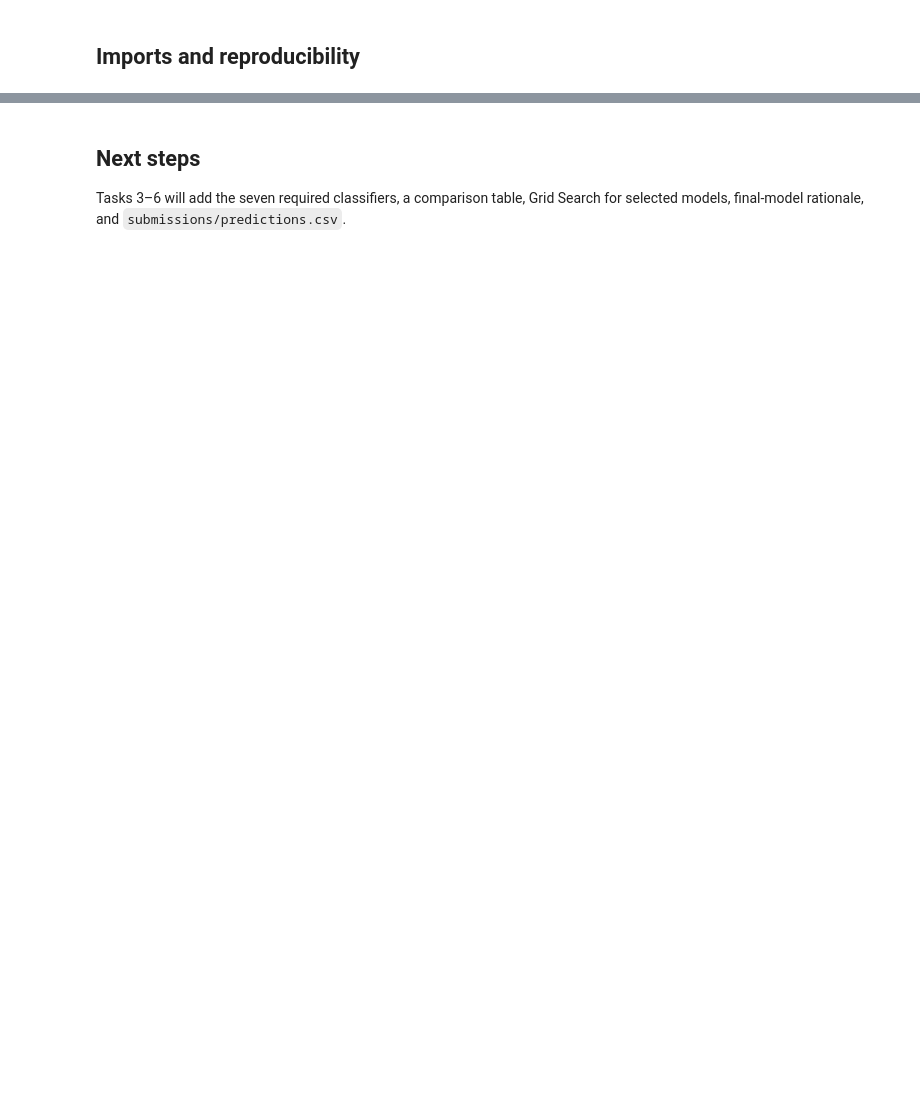
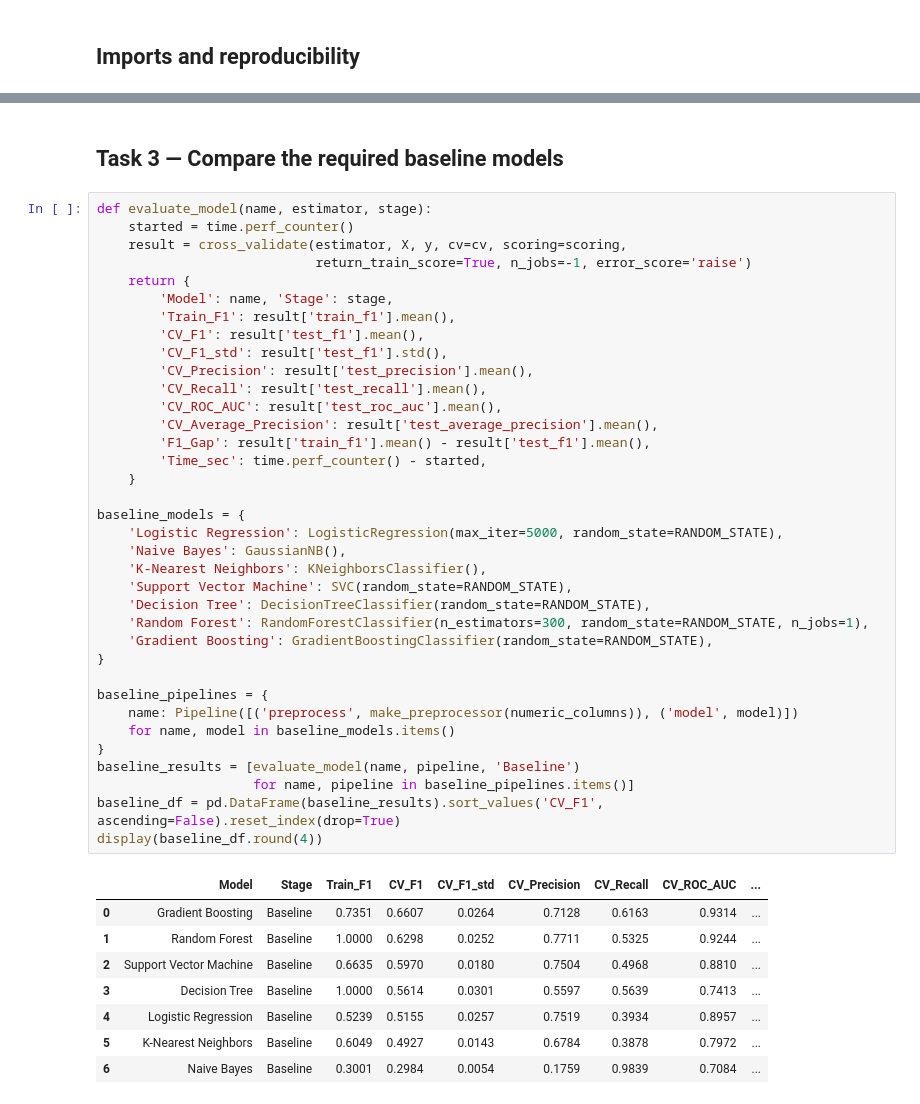
Before and after one commit to StBoris04/CAI4105_2026_FALL_TEAM_1, a Jupyter notebook: challenge2/models/purchase_prediction.ipynb, the cells around one changed output, grey strips where cells are left out. Drawn from its saved outputs; the diff is of its cells as text; blank space fills up the shorter version.

```diff
--- a/challenge2/models/purchase_prediction.ipynb
+++ b/challenge2/models/purchase_prediction.ipynb
@@ -210,5 +157,48 @@ Primary metric: F1 score for Revenue=True
 Supporting metrics: precision, recall, ROC AUC, average precision, and confusion matrix
-# %% [markdown]
-## Next steps
-
-Tasks 3–6 will add the seven required classifiers, a comparison table, Grid Search for selected models, final-model rationale, and `submissions/predictions.csv`.
+# %% [markdown]
+## Task 3 — Compare the required baseline models
+# %%
+def evaluate_model(name, estimator, stage):
+    started = time.perf_counter()
+    result = cross_validate(estimator, X, y, cv=cv, scoring=scoring,
+                            return_train_score=True, n_jobs=-1, error_score='raise')
+    return {
+        'Model': name, 'Stage': stage,
+        'Train_F1': result['train_f1'].mean(),
+        'CV_F1': result['test_f1'].mean(),
+        'CV_F1_std': result['test_f1'].std(),
+        'CV_Precision': result['test_precision'].mean(),
+        'CV_Recall': result['test_recall'].mean(),
+        'CV_ROC_AUC': result['test_roc_auc'].mean(),
+        'CV_Average_Precision': result['test_average_precision'].mean(),
+        'F1_Gap': result['train_f1'].mean() - result['test_f1'].mean(),
+        'Time_sec': time.perf_counter() - started,
+    }
+
+baseline_models = {
+    'Logistic Regression': LogisticRegression(max_iter=5000, random_state=RANDOM_STATE),
+    'Naive Bayes': GaussianNB(),
+    'K-Nearest Neighbors': KNeighborsClassifier(),
+    'Support Vector Machine': SVC(random_state=RANDOM_STATE),
+    'Decision Tree': DecisionTreeClassifier(random_state=RANDOM_STATE),
+    'Random Forest': RandomForestClassifier(n_estimators=300, random_state=RANDOM_STATE, n_jobs=1),
+    'Gradient Boosting': GradientBoostingClassifier(random_state=RANDOM_STATE),
+}
+
+baseline_pipelines = {
+    name: Pipeline([('preprocess', make_preprocessor(numeric_columns)), ('model', model)])
+    for name, model in baseline_models.items()
+}
+baseline_results = [evaluate_model(name, pipeline, 'Baseline')
+                    for name, pipeline in baseline_pipelines.items()]
+baseline_df = pd.DataFrame(baseline_results).sort_values('CV_F1', ascending=False).reset_index(drop=True)
+display(baseline_df.round(4))
+# %% [output]
+|  | Model | Stage | Train_F1 | CV_F1 | CV_F1_std | CV_Precision | CV_Recall | CV_ROC_AUC | ... |
+| 0 | Gradient Boosting | Baseline | 0.7351 | 0.6607 | 0.0264 | 0.7128 | 0.6163 | 0.9314 | ... |
+| 1 | Random Forest | Baseline | 1.0000 | 0.6298 | 0.0252 | 0.7711 | 0.5325 | 0.9244 | ... |
+| 2 | Support Vector Machine | Baseline | 0.6635 | 0.5970 | 0.0180 | 0.7504 | 0.4968 | 0.8810 | ... |
+| 3 | Decision Tree | Baseline | 1.0000 | 0.5614 | 0.0301 | 0.5597 | 0.5639 | 0.7413 | ... |
+| 4 | Logistic Regression | Baseline | 0.5239 | 0.5155 | 0.0257 | 0.7519 | 0.3934 | 0.8957 | ... |
+| 5 | K-Nearest Neighbors | Baseline | 0.6049 | 0.4927 | 0.0143 | 0.6784 | 0.3878 | 0.7972 | ... |
+| 6 | Naive Bayes | Baseline | 0.3001 | 0.2984 | 0.0054 | 0.1759 | 0.9839 | 0.7084 | ... |
```
Also changed, not shown: parts of 17 cells of this notebook, 3 other files.
